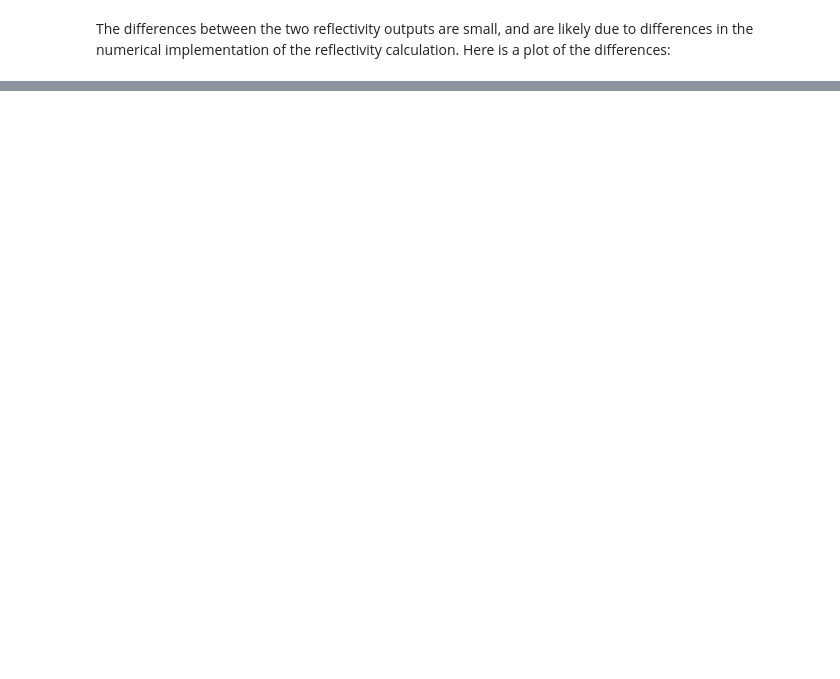
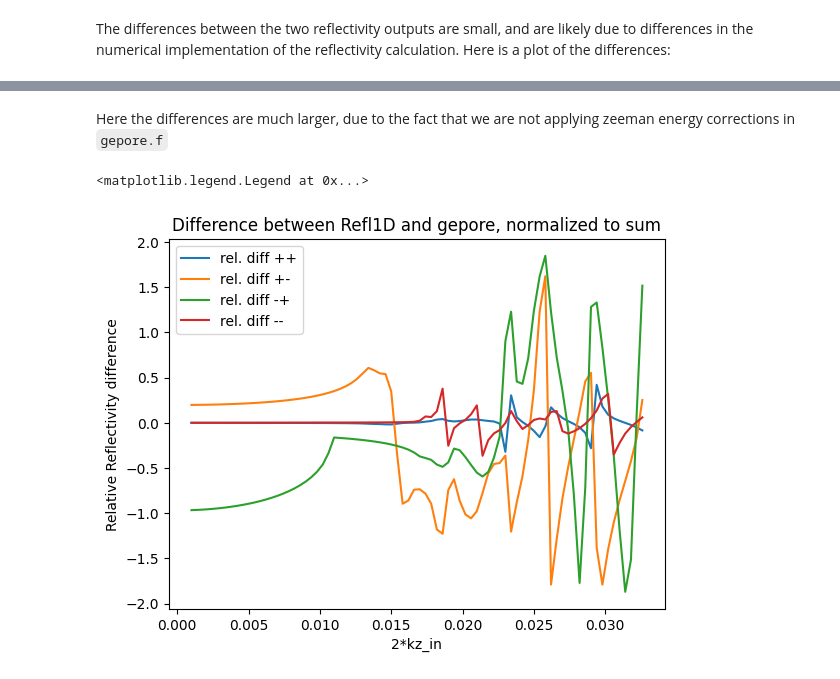
Before and after one commit to reflectometry/refl1d, a Jupyter notebook: doc/notebooks/gepore_sf.ipynb, the cells around one changed output, grey strips where cells are left out. Saved outputs shown, nothing was run; the diff lists cells and outputs as text; code cells hidden in the pictures; blank space fills up the shorter version.

```diff
--- a/doc/notebooks/gepore_sf.ipynb
+++ b/doc/notebooks/gepore_sf.ipynb
@@ -106,0 +142,16 @@ ax.legend()
+# %% [markdown]
+Here the differences are much larger, due to the fact that we are not applying zeeman energy corrections in `gepore.f`
+# %%
+fig = plt.figure()
+ax = fig.add_subplot(111)
+
+for i, label in enumerate(xs_labels):
+    # if not i == 1 and not i == 2:  # skip +- and -+
+    ax.plot(Qz, 2 * (R1[i] - Rg[i]) / np.abs(R1[i] + Rg[i]), label=f"rel. diff {label}")
+ax.set_ylabel("Relative Reflectivity difference")
+ax.set_xlabel("2*kz_in")
+ax.set_title("Difference between Refl1D and gepore, normalized to sum")
+ax.legend()
+# %% [output]
+<matplotlib.legend.Legend at 0x...>
+[figure, added]
```
Also changed, not shown: parts of 18 cells of this notebook.
